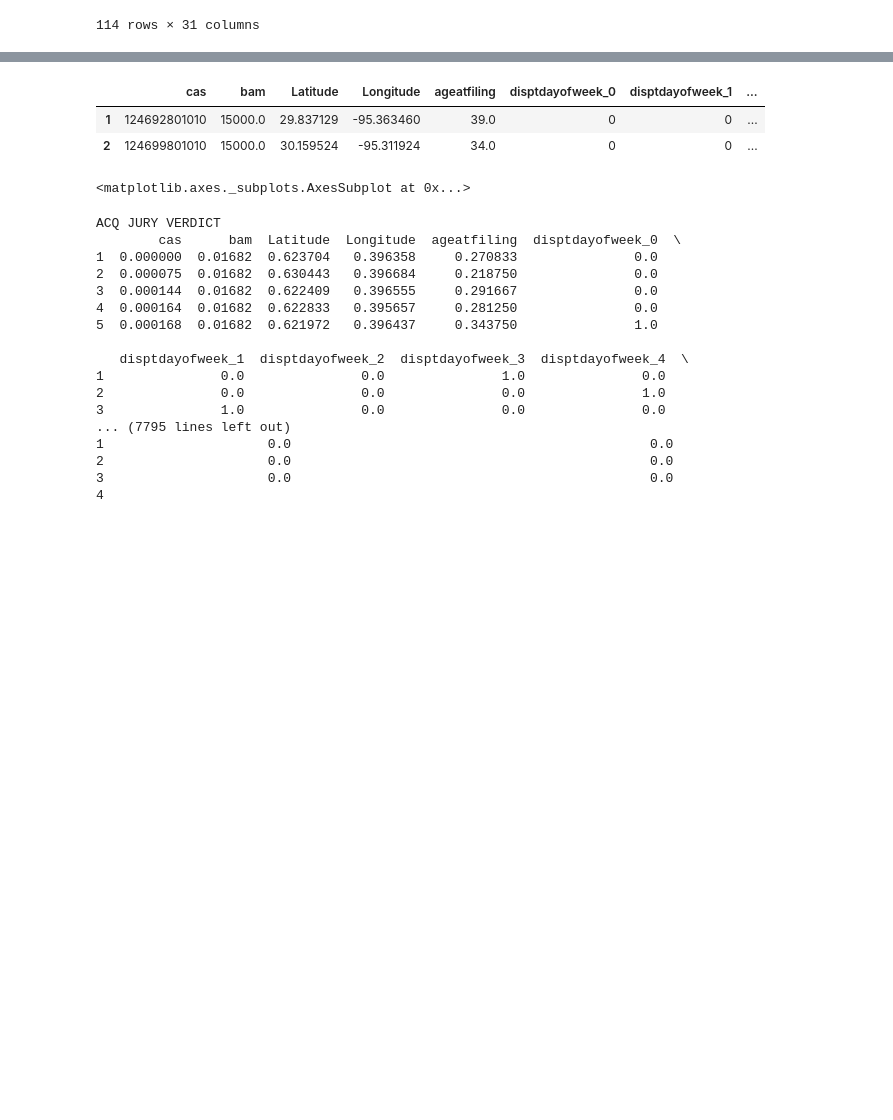
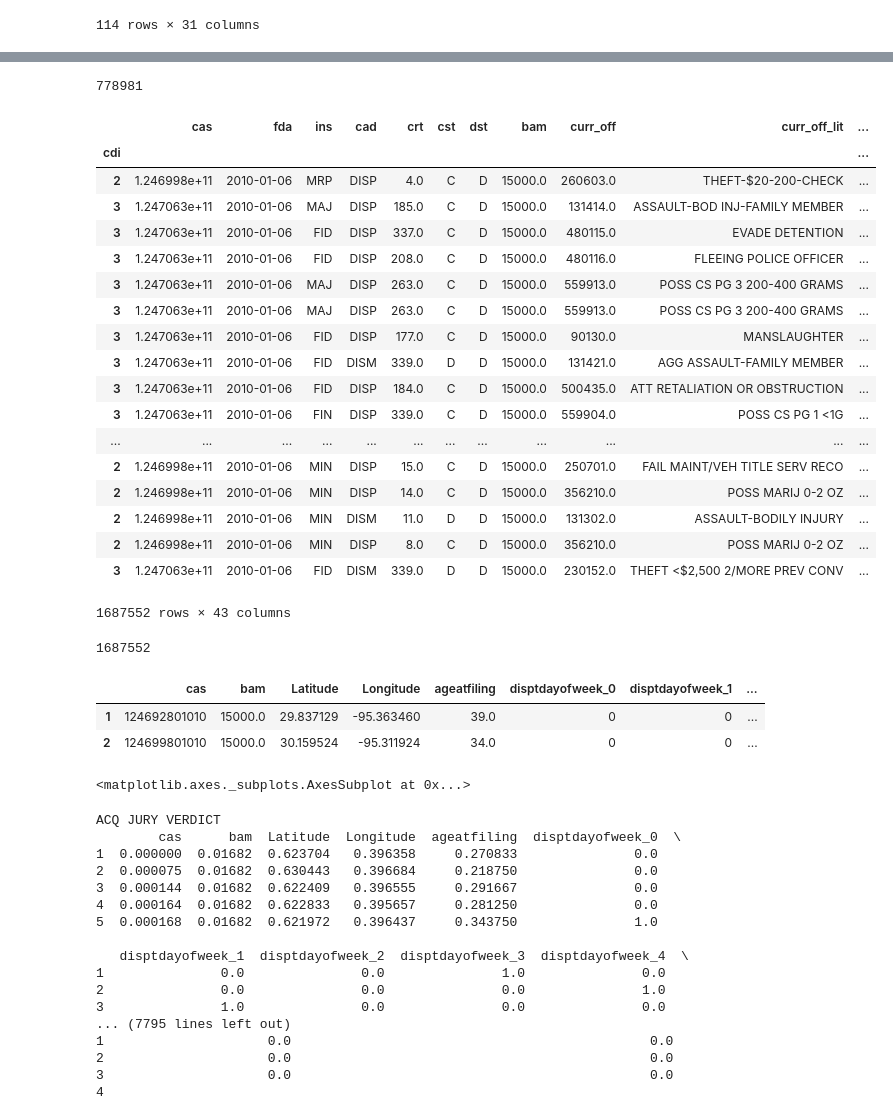
Before and after one commit to circushaase/harriscriminalcourt, a Jupyter notebook: Prostitution.ipynb, the cells around one changed output, grey strips where cells are left out. Cells and saved outputs as stored; diff of their text form; code cells hidden in the pictures; blank space fills up the shorter version.

Commit message:
Update with raw data

```diff
--- a/Prostitution.ipynb
+++ b/Prostitution.ipynb
@@ -225,0 +247,3 @@ df.sort_values('CONVICTION-PLEA OF GUILTY')
+# %%
+#Import raw data
+raw= pd.read_csv('data\cleaned_data.csv', index_col=0, encoding = 'latin1')
@@ -225,0 +254,10 @@ df.sort_values('CONVICTION-PLEA OF GUILTY')
+# %%
+raw['fda'] = pd.to_datetime(prost.fda)
+raw['dispdt'] = pd.to_datetime(prost.dispdt, format='%Y%m%d')
+raw['cas'] = pd.to_numeric(prost.cas, downcast='integer')
+raw['bam'] = pd.to_numeric(prost.bam, downcast='integer')
+raw['Latitude'] = pd.to_numeric(prost.Latitude)#, downcast='integer')
+raw['Longitude'] = pd.to_numeric(prost.Longitude)#, downcast='integer')
+raw['ageatfiling'] = pd.to_numeric(prost.ageatfiling, downcast='integer')
+# %%
+all_pros = raw[raw.cas.isin(prost.cas)]
@@ -225,0 +286,26 @@ df.sort_values('CONVICTION-PLEA OF GUILTY')
+# %%
+len(all_pros.def_nam.unique())
+# %% [output]
+778981
+# %%
+all_pros.sort_values('fda', ascending=True)
+# %% [output]
+|  | cas | fda | ins | cad | crt | cst | dst | bam | curr_off | curr_off_lit | ... |
+| cdi |  |  |  |  |  |  |  |  |  |  | ... |
+| 2 | 1.246998e+11 | 2010-01-06 | MRP | DISP | 4.0 | C | D | 15000.0 | 260603.0 | THEFT-$20-200-CHECK | ... |
+| 3 | 1.247063e+11 | 2010-01-06 | MAJ | DISP | 185.0 | C | D | 15000.0 | 131414.0 | ASSAULT-BOD INJ-FAMILY MEMBER | ... |
+| 3 | 1.247063e+11 | 2010-01-06 | FID | DISP | 337.0 | C | D | 15000.0 | 480115.0 | EVADE DETENTION | ... |
+| 3 | 1.247063e+11 | 2010-01-06 | FID | DISP | 208.0 | C | D | 15000.0 | 480116.0 | FLEEING POLICE OFFICER | ... |
+| 3 | 1.247063e+11 | 2010-01-06 | MAJ | DISP | 263.0 | C | D | 15000.0 | 559913.0 | POSS CS PG 3 200-400 GRAMS | ... |
+| 3 | 1.247063e+11 | 2010-01-06 | MAJ | DISP | 263.0 | C | D | 15000.0 | 559913.0 | POSS CS PG 3 200-400 GRAMS | ... |
+| 3 | 1.247063e+11 | 2010-01-06 | FID | DISP | 177.0 | C | D | 15000.0 | 90130.0 | MANSLAUGHTER | ... |
+| 3 | 1.247063e+11 | 2010-01-06 | FID | DISM | 339.0 | D | D | 15000.0 | 131421.0 | AGG ASSAULT-FAMILY MEMBER | ... |
+| 3 | 1.247063e+11 | 2010-01-06 | FID | DISP | 184.0 | C | D | 15000.0 | 500435.0 | ATT RETALIATION OR OBSTRUCTION | ... |
+| 3 | 1.247063e+11 | 2010-01-06 | FIN | DISP | 339.0 | C | D | 15000.0 | 559904.0 | POSS CS PG 1 <1G | ... |
+| ... | ... | ... | ... | ... | ... | ... | ... | ... | ... | ... | ... |
+| 2 | 1.246998e+11 | 2010-01-06 | MIN | DISP | 15.0 | C | D | 15000.0 | 250701.0 | FAIL MAINT/VEH TITLE SERV RECO | ... |
+| 2 | 1.246998e+11 | 2010-01-06 | MIN | DISP | 14.0 | C | D | 15000.0 | 356210.0 | POSS MARIJ 0-2 OZ | ... |
+| 2 | 1.246998e+11 | 2010-01-06 | MIN | DISM | 11.0 | D | D | 15000.0 | 131302.0 | ASSAULT-BODILY INJURY | ... |
+| 2 | 1.246998e+11 | 2010-01-06 | MIN | DISP | 8.0 | C | D | 15000.0 | 356210.0 | POSS MARIJ 0-2 OZ | ... |
+| 3 | 1.247063e+11 | 2010-01-06 | FID | DISM | 339.0 | D | D | 15000.0 | 230152.0 | THEFT <$2,500 2/MORE PREV CONV | ... |
+1687552 rows × 43 columns
@@ -226,3 +314,7 @@ df.sort_values('CONVICTION-PLEA OF GUILTY')
+# %%
+len(all_pros)
+# %% [output]
+1687552
 # %%
 #Experiment to look at which variables correlate
 # %%
```
Also changed, not shown: parts of 7 cells of this notebook.
